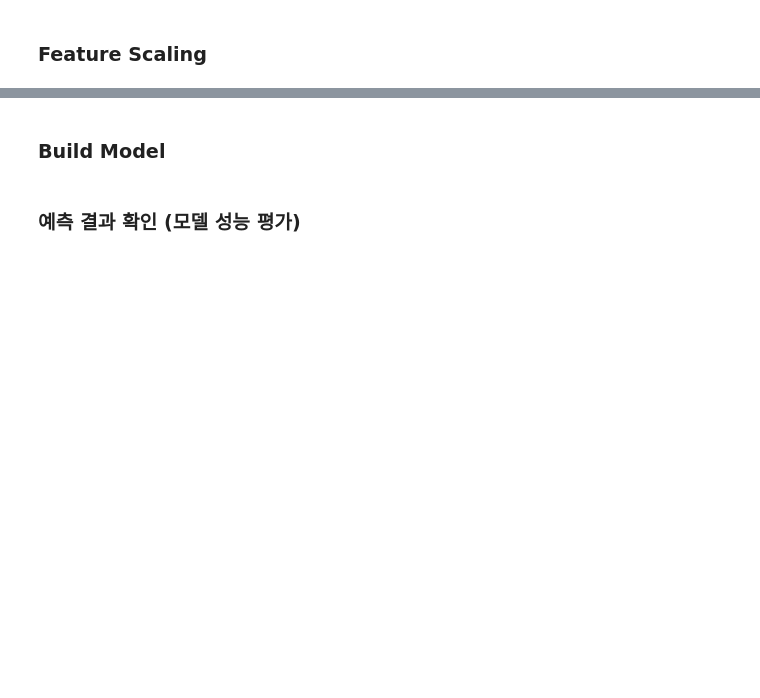
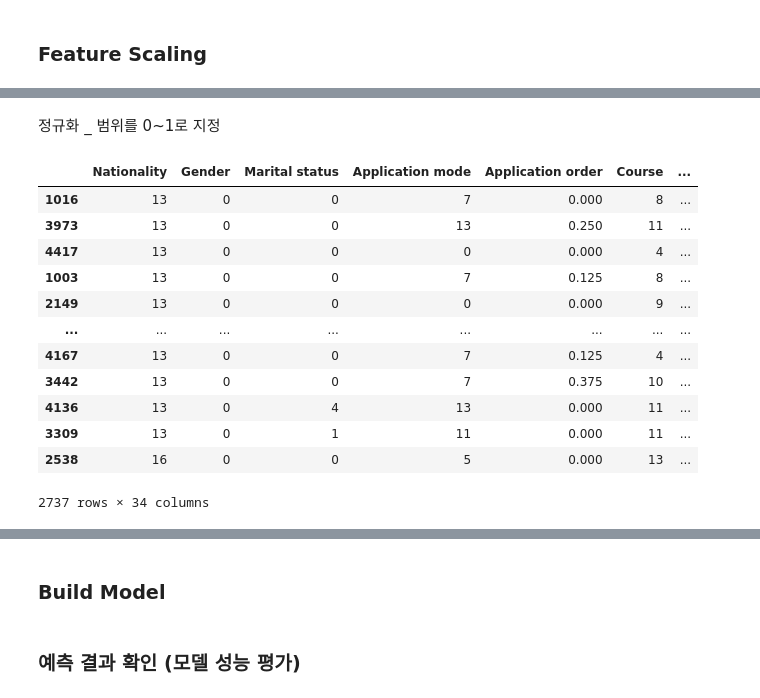
Before and after one commit to lhshs/Genia, a Jupyter notebook: Study/chapter 1. 실습용 코드.ipynb, the cells around one changed output, grey strips where cells are left out. Drawn from its saved outputs; the diff is of its cells as text; code cells hidden in the pictures; blank space fills up the shorter version.

```diff
--- a/Study/chapter 1. 실습용 코드.ipynb
+++ b/Study/chapter 1. 실습용 코드.ipynb
@@ -1177,0 +985,23 @@ import copy
+# %% [markdown]
+정규화 _ 범위를 0~1로 지정
+# %%
+# min-max
+from sklearn.preprocessing import MinMaxScaler
+mm_scaler = MinMaxScaler()
+mm_scaled = mm_scaler.fit_transform(X_train[type_lst['Float64']])
+X_train[type_lst['Float64']] = mm_scaled
+X_train
+# %% [output]
+|  | Nationality | Gender | Marital status | Application mode | Application order | Course | ... |
+| 1016 | 13 | 0 | 0 | 7 | 0.000 | 8 | ... |
+| 3973 | 13 | 0 | 0 | 13 | 0.250 | 11 | ... |
+| 4417 | 13 | 0 | 0 | 0 | 0.000 | 4 | ... |
+| 1003 | 13 | 0 | 0 | 7 | 0.125 | 8 | ... |
+| 2149 | 13 | 0 | 0 | 0 | 0.000 | 9 | ... |
+| ... | ... | ... | ... | ... | ... | ... | ... |
+| 4167 | 13 | 0 | 0 | 7 | 0.125 | 4 | ... |
+| 3442 | 13 | 0 | 0 | 7 | 0.375 | 10 | ... |
+| 4136 | 13 | 0 | 4 | 13 | 0.000 | 11 | ... |
+| 3309 | 13 | 0 | 1 | 11 | 0.000 | 11 | ... |
+| 2538 | 16 | 0 | 0 | 5 | 0.000 | 13 | ... |
+2737 rows × 34 columns
```
Also changed, not shown: parts of 74 cells of this notebook, 1 other file.
